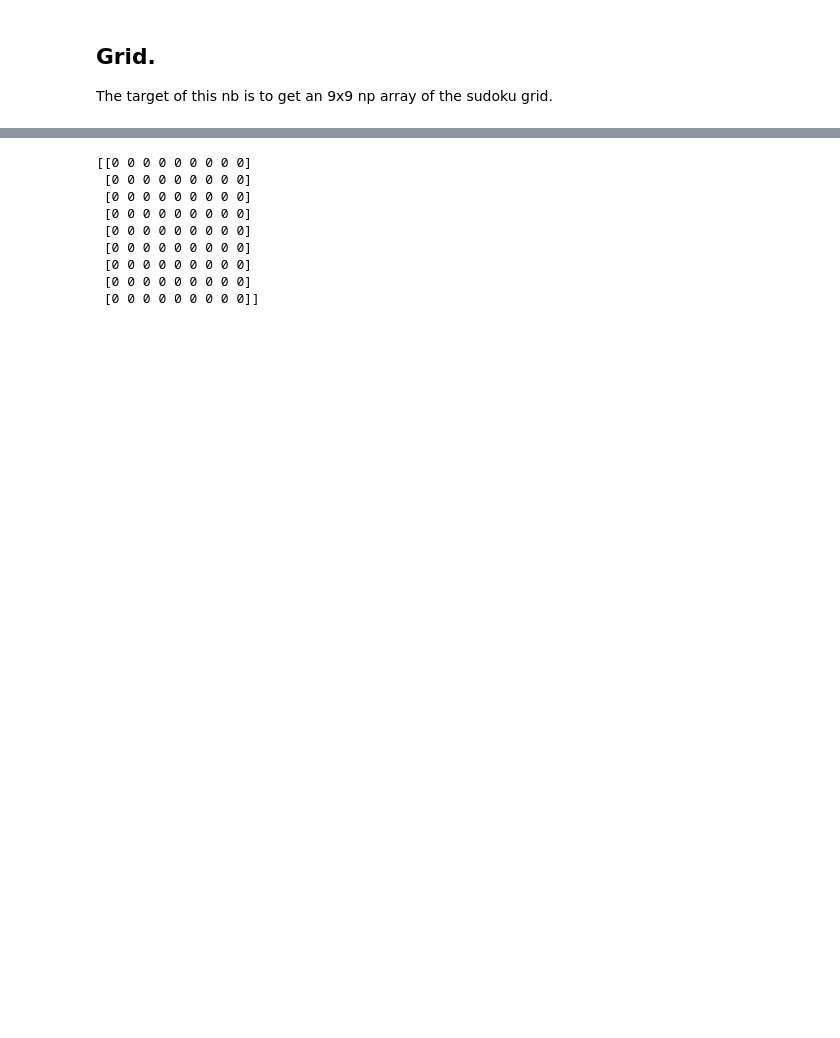
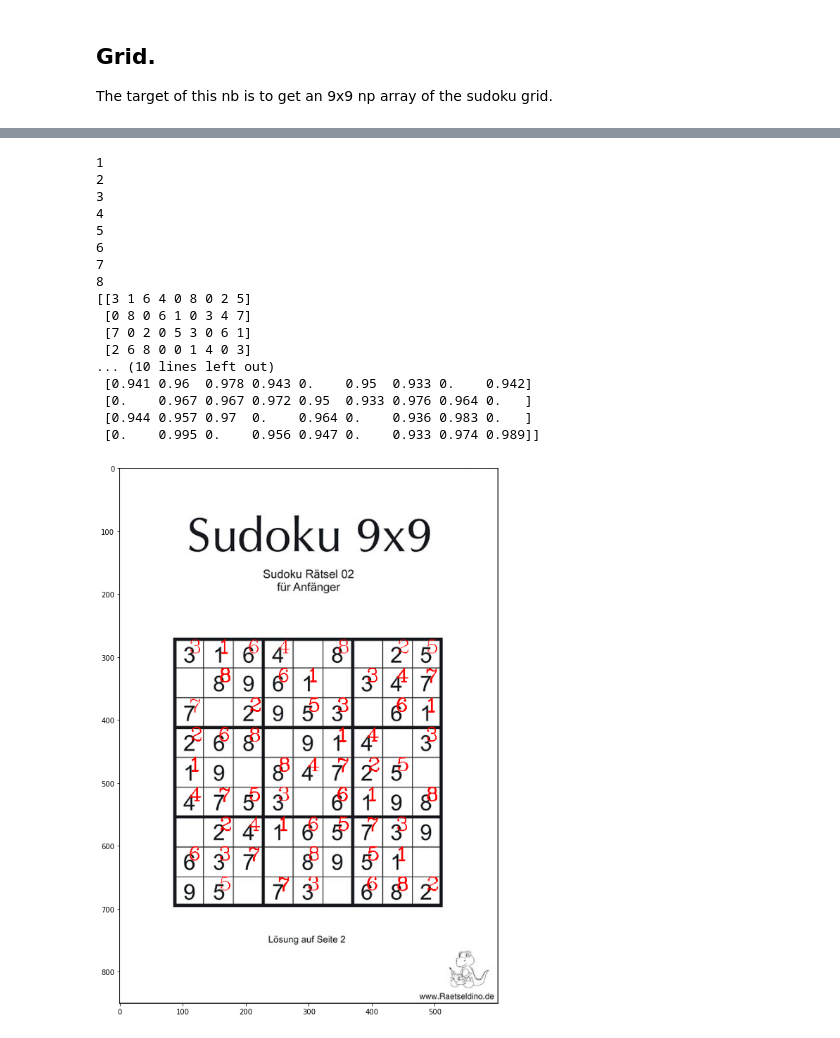
Before and after one commit to ElVectore/py-Sudoku-Solver, a Jupyter notebook: grid.ipynb, the cells around one changed output, grey strips where cells are left out. Saved outputs shown, nothing was run; the diff lists cells and outputs as text; code cells hidden in the pictures; blank space fills up the shorter version.

```diff
--- a/grid.ipynb
+++ b/grid.ipynb
@@ -232,14 +283,61 @@ show(img)
-# %%
-pattern = np.zeros((9, 9), dtype=np.uint8)
-
-print(pattern)
-# %% [output]
-[[0 0 0 0 0 0 0 0 0]
- [0 0 0 0 0 0 0 0 0]
- [0 0 0 0 0 0 0 0 0]
- [0 0 0 0 0 0 0 0 0]
- [0 0 0 0 0 0 0 0 0]
- [0 0 0 0 0 0 0 0 0]
- [0 0 0 0 0 0 0 0 0]
- [0 0 0 0 0 0 0 0 0]
- [0 0 0 0 0 0 0 0 0]]
+# %%
+# Search digits
+img = np.copy(orig)
+pattern = np.zeros((9, 9), dtype=np.uint8)
+thresholds = np.zeros((9, 9), dtype=np.float32)
+
+#methods = ['cv.TM_CCOEFF', 'cv.TM_CCOEFF_NORMED', 'cv.TM_CCORR',
+            # 'cv.TM_CCORR_NORMED', 'cv.TM_SQDIFF',       'cv.TM_SQDIFF_NORMED']
+for i in range(1,10):
+    print(i)
+    d_img = cv.imread(f"digits/{i}.png")
+    d_h, d_w, _ = d_img.shape
+
+    res = cv.matchTemplate(img,d_img, cv.TM_CCOEFF_NORMED)
+    threshold = 0.85
+    loc = np.where( res >= threshold)
+    for pt in zip(*loc[::-1]):
+        x = int(pt[0] + 0.5 * d_w)
+        y = int(pt[1] + 0.5 * d_h)
+
+        #cv.circle(img, (x, y), color=(255, 0, 0), thickness = 2, radius = 10)
+        cv.putText(img, text=str(i), org=(x, y), fontFace=cv.FONT_HERSHEY_COMPLEX, fontScale=1, color=(255,0 , 0))
+
+
+        v, h = cell_to_coordinates(img, hlines, vlines, cell=(x, y))
+
+        thres = res[pt[1]][pt[0]]
+
+        # Check for better matching values
+        if thres > thresholds[h-1][v-1]:
+            if pattern[h-1][v-1] != 0:
+                pass
+                #print(f"Replacing { pattern[h-1][v-1]} with {i}")
+            pattern[h-1][v-1] = i
+            thresholds[h-1][v-1] = round(thres, 3)
+
+
+
+show(img)
+print(pattern)
+
+print(thresholds)
+# %% [output]
+1
+2
+3
+4
+5
+6
+7
+8
+[[3 1 6 4 0 8 0 2 5]
+ [0 8 0 6 1 0 3 4 7]
+ [7 0 2 0 5 3 0 6 1]
+ [2 6 8 0 0 1 4 0 3]
+... (10 lines left out)
+ [0.941 0.96  0.978 0.943 0.    0.95  0.933 0.    0.942]
+ [0.    0.967 0.967 0.972 0.95  0.933 0.976 0.964 0.   ]
+ [0.944 0.957 0.97  0.    0.964 0.    0.936 0.983 0.   ]
+ [0.    0.995 0.    0.956 0.947 0.    0.933 0.974 0.989]]
+[figure, added]
```
Also changed, not shown: parts of 6 cells of this notebook.
